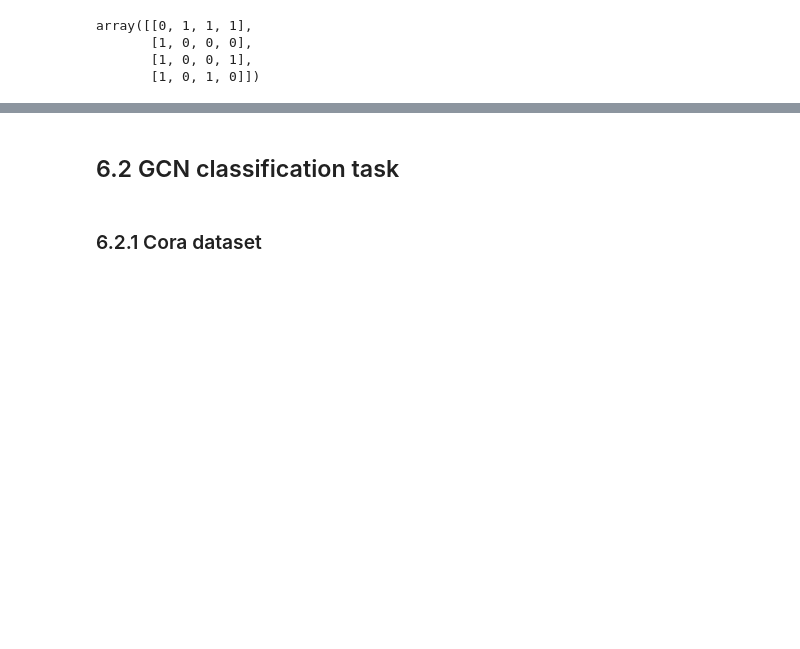
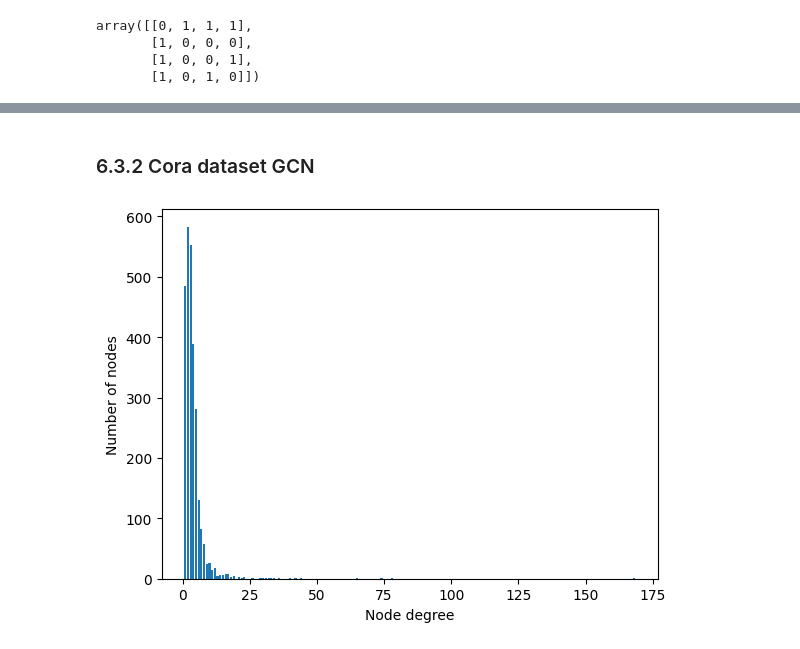
Before and after one commit to williewheeler/gnn-demos, a Jupyter notebook: 06-GCN.ipynb, the cells around one changed output, grey strips where cells are left out. Saved outputs shown, nothing was run; the diff lists cells and outputs as text; code cells hidden in the pictures; blank space fills up the shorter version.

```diff
--- a/06-GCN.ipynb
+++ b/06-GCN.ipynb
@@ -118,0 +129,8 @@ array([[0, 1, 1, 1],
+# %%
+def plot_node_degrees(data):
+    degrees = degree(data.edge_index[0]).numpy()
+    numbers = Counter(degrees)
+    fig, ax = plt.subplots()
+    ax.set_xlabel('Node degree')
+    ax.set_ylabel('Number of nodes')
+    plt.bar(numbers.keys(), numbers.values())
@@ -158,7 +180,5 @@ class GCN(torch.nn.Module):
         out = self(data.x, data.edge_index)
         acc = accuracy(out.argmax(dim=1)[data.test_mask], data.y[data.test_mask])
         return acc
-# %% [markdown]
-## 6.2 GCN classification task
 # %% [markdown]
-### 6.2.1 Cora dataset
+### 6.3.2 Cora dataset GCN
@@ -173,6 +188,10 @@ from torch_geometric.datasets import Planetoid
 # we will have to do it ourselves.)
 cora_ds = Planetoid(root=".", name="Cora")
 cora_data = cora_ds[0]
+# %%
+plot_node_degrees(cora_data)
+# %% [output]
+[figure, added]
 # %%
 cora_gcn = GCN(cora_ds.num_features, 16, cora_ds.num_classes)
 print(cora_gcn)
```
Also changed, not shown: parts of 31 cells of this notebook, 28 other files.
